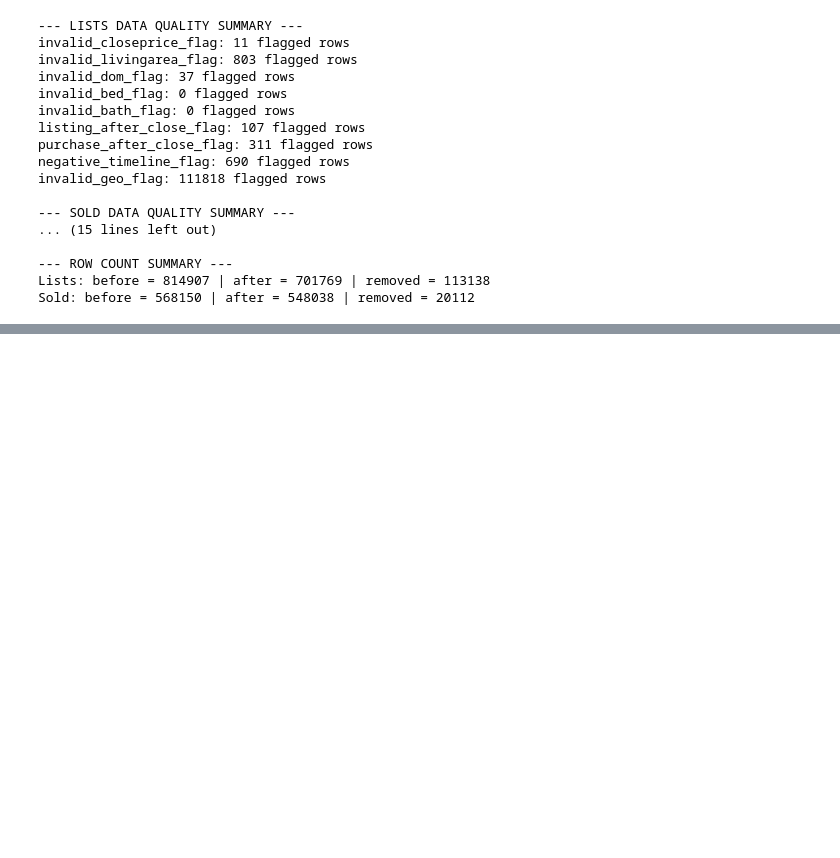
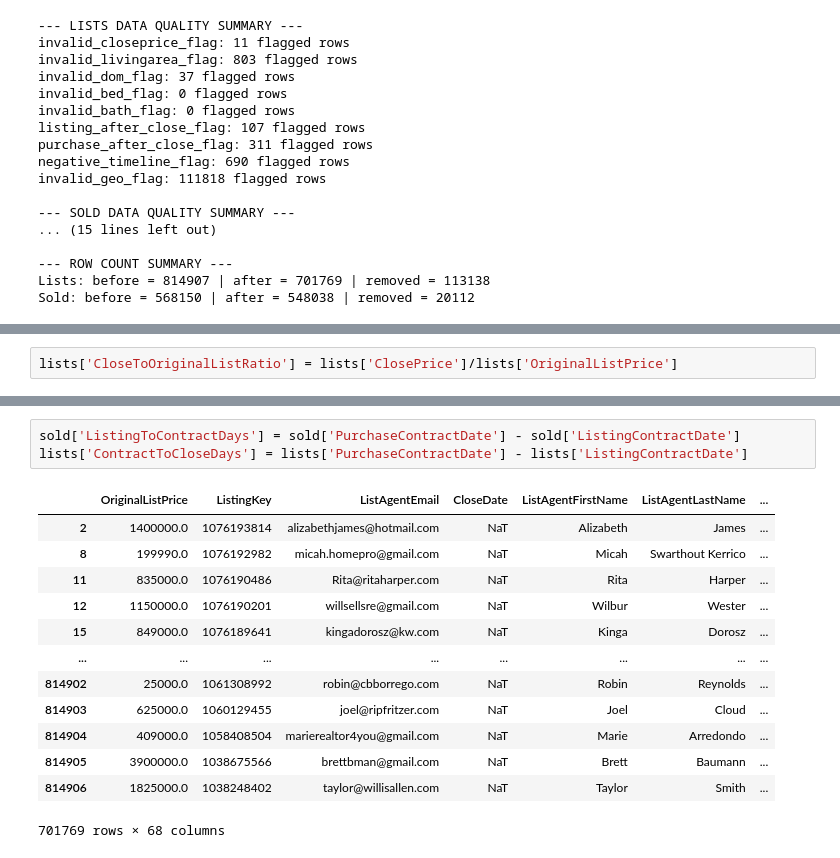
Before and after one commit to surai1020/IDX_data_analyst_code, a Jupyter notebook: Untitled.ipynb, the cells around one changed output, grey strips where cells are left out. Saved outputs shown, nothing was run; the diff lists cells and outputs as text; blank space fills up the shorter version.

```diff
--- a/Untitled.ipynb
+++ b/Untitled.ipynb
@@ -124,0 +163,2 @@ print("\nDatasets saved.")
+# %%
+lists['CloseToOriginalListRatio'] = lists['ClosePrice']/lists['OriginalListPrice']
@@ -124,0 +180,17 @@ print("\nDatasets saved.")
+# %%
+sold['ListingToContractDays'] = sold['PurchaseContractDate'] - sold['ListingContractDate']
+lists['ContractToCloseDays'] = lists['PurchaseContractDate'] - lists['ListingContractDate']
+# %% [output]
+|  | OriginalListPrice | ListingKey | ListAgentEmail | CloseDate | ListAgentFirstName | ListAgentLastName | ... |
+| 2 | 1400000.0 | 1076193814 | alizabethjames@hotmail.com | NaT | Alizabeth | James | ... |
+| 8 | 199990.0 | 1076192982 | micah.homepro@gmail.com | NaT | Micah | Swarthout Kerrico | ... |
+| 11 | 835000.0 | 1076190486 | Rita@ritaharper.com | NaT | Rita | Harper | ... |
+| 12 | 1150000.0 | 1076190201 | willsellsre@gmail.com | NaT | Wilbur | Wester | ... |
+| 15 | 849000.0 | 1076189641 | kingadorosz@kw.com | NaT | Kinga | Dorosz | ... |
+| ... | ... | ... | ... | ... | ... | ... | ... |
+| 814902 | 25000.0 | 1061308992 | robin@cbborrego.com | NaT | Robin | Reynolds | ... |
+| 814903 | 625000.0 | 1060129455 | joel@ripfritzer.com | NaT | Joel | Cloud | ... |
+| 814904 | 409000.0 | 1058408504 | marierealtor4you@gmail.com | NaT | Marie | Arredondo | ... |
+| 814905 | 3900000.0 | 1038675566 | brettbman@gmail.com | NaT | Brett | Baumann | ... |
+| 814906 | 1825000.0 | 1038248402 | taylor@willisallen.com | NaT | Taylor | Smith | ... |
+701769 rows × 68 columns
```
Also changed, not shown: parts of 9 cells of this notebook, 1 other file.
